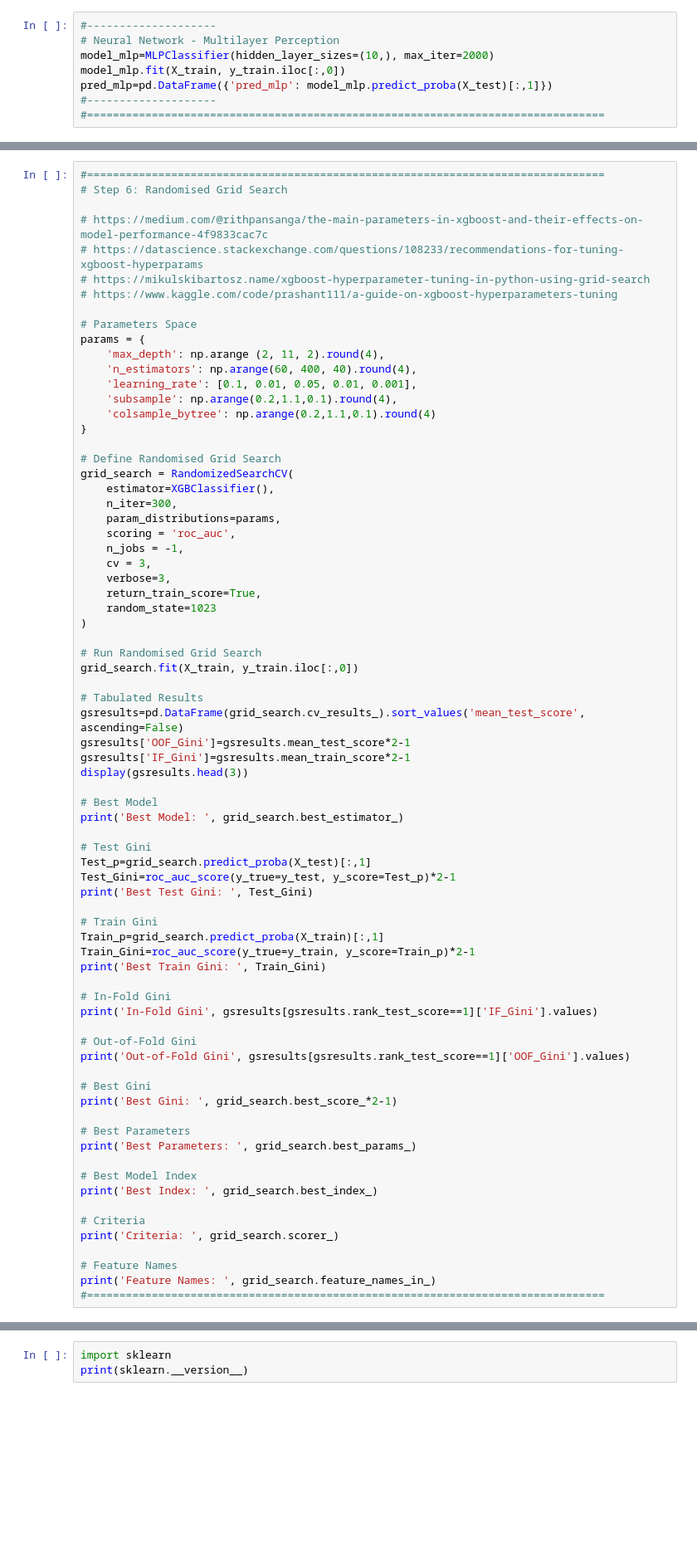
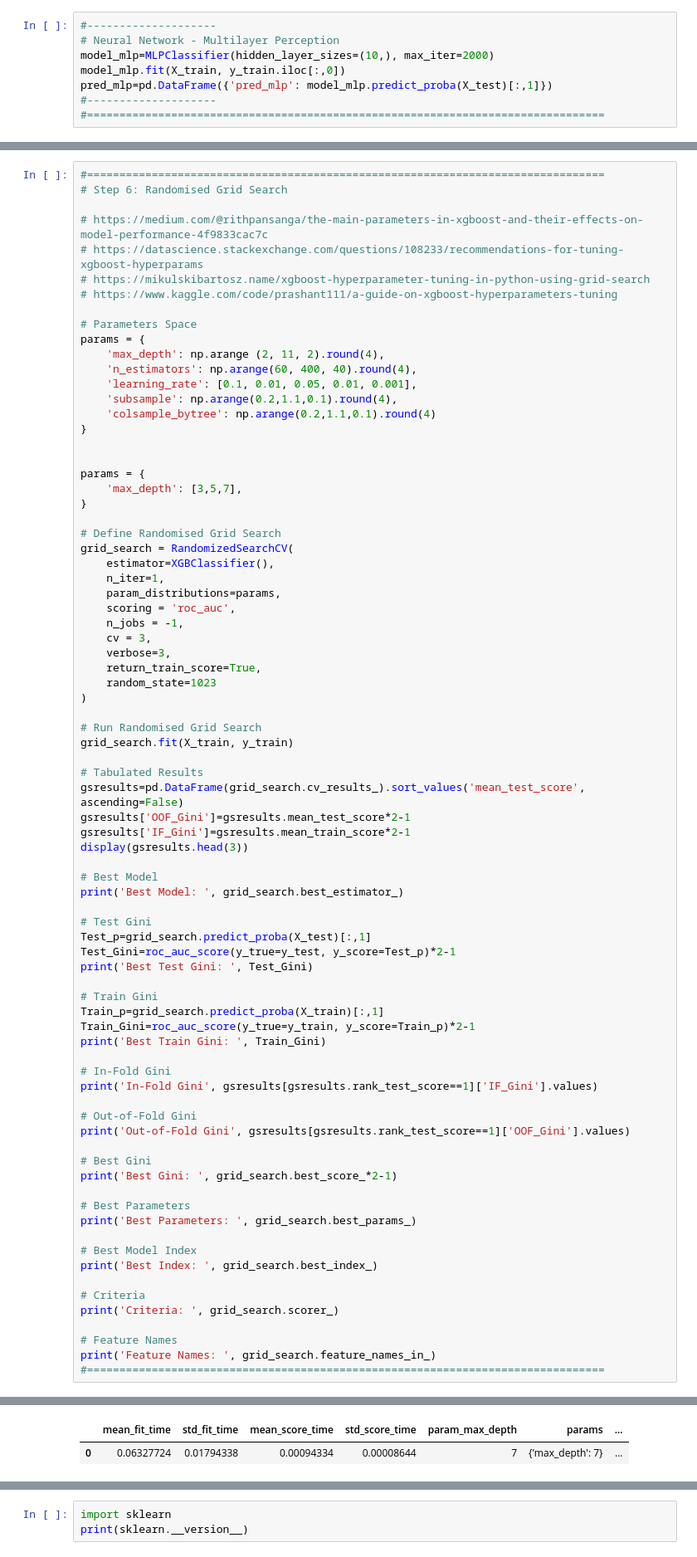
Before and after one commit to MarkThackham/MarkThackham.github.io, a Jupyter notebook: Portfolio/01 Code Base/01 Code Base.ipynb, the cells around one changed output, grey strips where cells are left out. Shown at 83% size. Saved outputs shown, nothing was run; the diff lists cells and outputs as text; blank space fills up the shorter version.

```diff
--- a/Portfolio/01 Code Base/01 Code Base.ipynb
+++ b/Portfolio/01 Code Base/01 Code Base.ipynb
@@ -348,10 +348,15 @@ params = {
     'colsample_bytree': np.arange(0.2,1.1,0.1).round(4)
 }
 
+
+params = {
+    'max_depth': [3,5,7],
+}
+
 # Define Randomised Grid Search
 grid_search = RandomizedSearchCV(
     estimator=XGBClassifier(),
-    n_iter=300,
+    n_iter=1,
     param_distributions=params,
     scoring = 'roc_auc',
     n_jobs = -1,
@@ -362,7 +367,7 @@ grid_search = RandomizedSearchCV(
 )
 
 # Run Randomised Grid Search
-grid_search.fit(X_train, y_train.iloc[:,0])
+grid_search.fit(X_train, y_train)
 
 # Tabulated Results
 gsresults=pd.DataFrame(grid_search.cv_results_).sort_values('mean_test_score', ascending=False)
@@ -408,0 +414,2 @@ AttributeError: 'super' object has no attribute '__sklearn_tags__'
+|  | mean_fit_time | std_fit_time | mean_score_time | std_score_time | param_max_depth | params | ... |
+| 0 | 0.06327724 | 0.01794338 | 0.00094334 | 0.00008644 | 7 | {'max_depth': 7} | ... |
```
Also changed, not shown: parts of 3 cells of this notebook, 3 other files.
